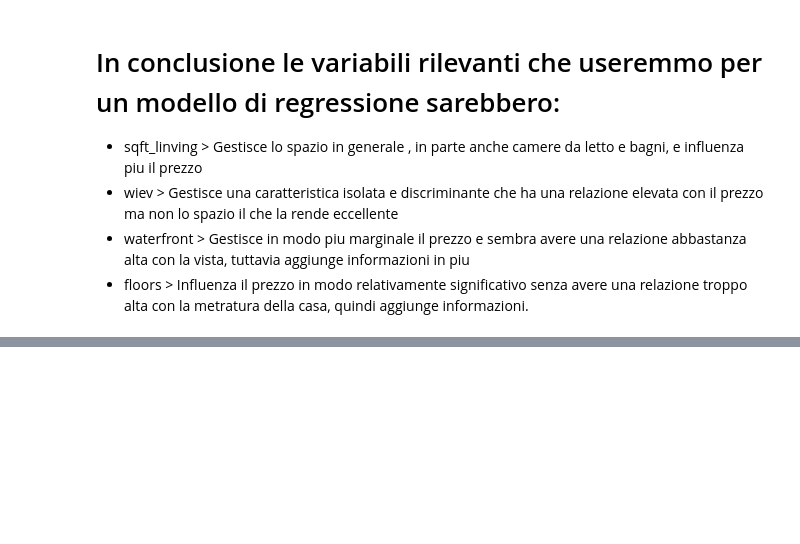
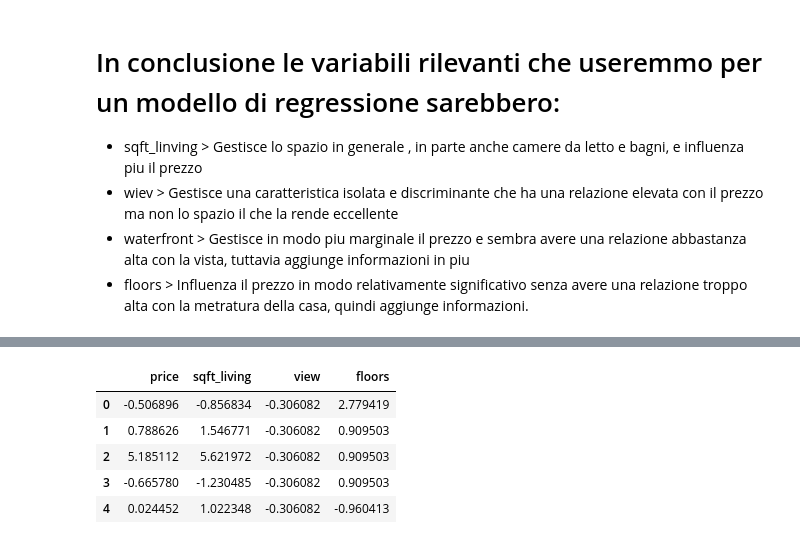
Before and after one commit to kingddd04/Ai_Learning, a Jupyter notebook: AI-Notebooks/Houseprices_analysis.ipynb, the cells around one changed output, grey strips where cells are left out. Drawn from its saved outputs; the diff is of its cells as text; code cells hidden in the pictures; blank space fills up the shorter version.

```diff
--- a/AI-Notebooks/Houseprices_analysis.ipynb
+++ b/AI-Notebooks/Houseprices_analysis.ipynb
@@ -148,0 +168,13 @@ plt.show()
+# %%
+from sklearn.preprocessing  import StandardScaler , MinMaxScaler
+
+standardized_df = StandardScaler().fit_transform(useful_df[["price", "sqft_living", "view", "floors"]])
+standardized_df = pd.DataFrame(standardized_df, columns=["price", "sqft_living", "view", "floors"])
+standardized_df.head()
+# %% [output]
+|  | price | sqft_living | view | floors |
+| 0 | -0.506896 | -0.856834 | -0.306082 | 2.779419 |
+| 1 | 0.788626 | 1.546771 | -0.306082 | 0.909503 |
+| 2 | 5.185112 | 5.621972 | -0.306082 | 0.909503 |
+| 3 | -0.665780 | -1.230485 | -0.306082 | 0.909503 |
+| 4 | 0.024452 | 1.022348 | -0.306082 | -0.960413 |
```
Also changed, not shown: parts of 5 cells of this notebook, 3 other files.
